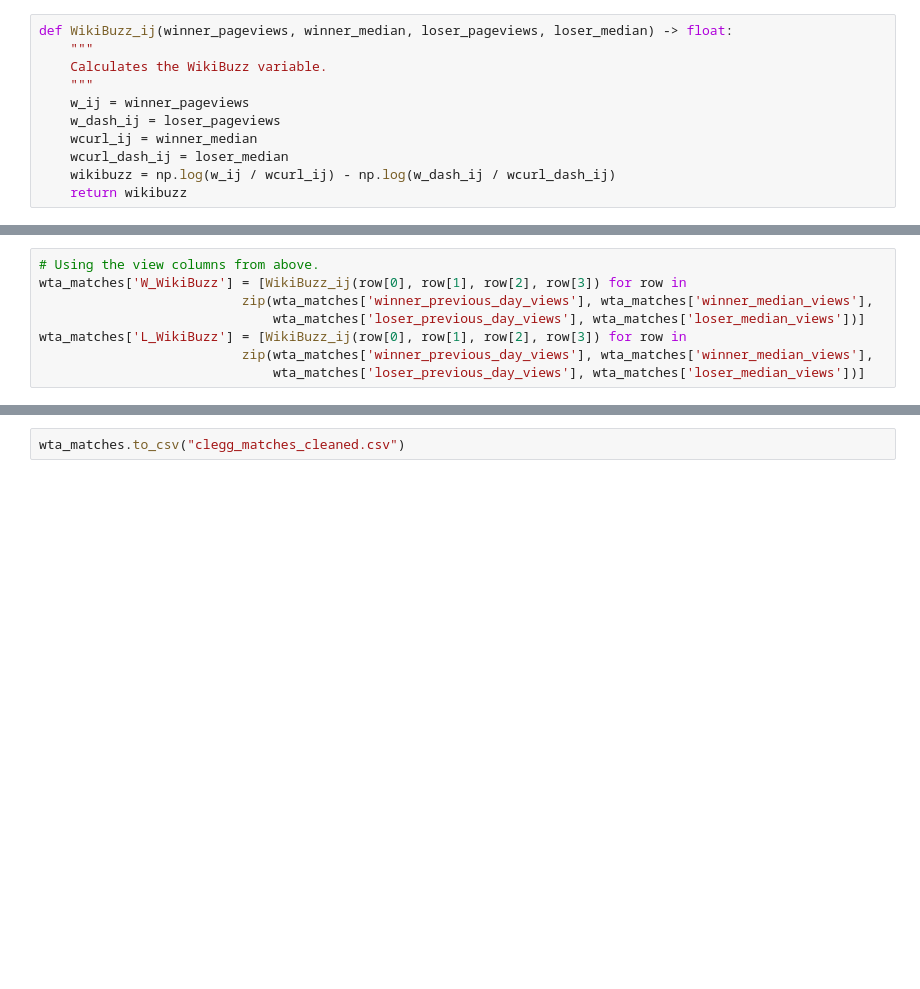
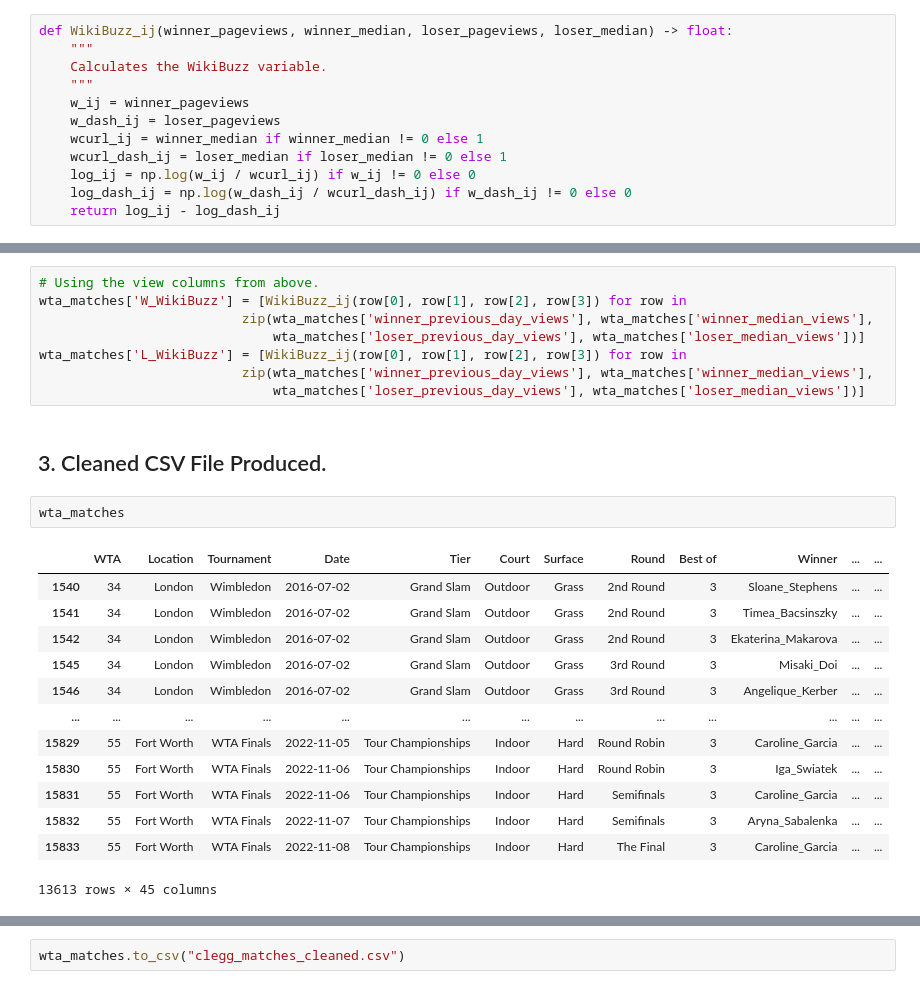
Before and after one commit to Faxulous/notFeelingTheBuzz, a Jupyter notebook: DataProcessing/dataprocess_clegg.ipynb, the cells around one changed output, grey strips where cells are left out. Saved outputs shown, nothing was run; the diff lists cells and outputs as text; blank space fills up the shorter version.

```diff
--- a/DataProcessing/dataprocess_clegg.ipynb
+++ b/DataProcessing/dataprocess_clegg.ipynb
@@ -395,10 +400,11 @@ def WikiBuzz_ij(winner_pageviews, winner_median, loser_pageviews, loser_median)
     """
     w_ij = winner_pageviews
     w_dash_ij = loser_pageviews
-    wcurl_ij = winner_median
-    wcurl_dash_ij = loser_median
-    wikibuzz = np.log(w_ij / wcurl_ij) - np.log(w_dash_ij / wcurl_dash_ij)
-    return wikibuzz
+    wcurl_ij = winner_median if winner_median != 0 else 1
+    wcurl_dash_ij = loser_median if loser_median != 0 else 1
+    log_ij = np.log(w_ij / wcurl_ij) if w_ij != 0 else 0
+    log_dash_ij = np.log(w_dash_ij / wcurl_dash_ij) if w_dash_ij != 0 else 0
+    return log_ij - log_dash_ij
 # %%
 wta_matches['winner_previous_day_views'] = wta_matches['winner_previous_day_views'].astype(str).astype(float)
 wta_matches['winner_median_views'] = wta_matches['winner_median_views'].astype(str).astype(float)
@@ -412,3 +418,21 @@ wta_matches['W_WikiBuzz'] = [WikiBuzz_ij(row[0], row[1], row[2], row[3]) for row
 wta_matches['L_WikiBuzz'] = [WikiBuzz_ij(row[0], row[1], row[2], row[3]) for row in
                           zip(wta_matches['winner_previous_day_views'], wta_matches['winner_median_views'],
                               wta_matches['loser_previous_day_views'], wta_matches['loser_median_views'])]
+# %% [markdown]
+## 3. Cleaned CSV File Produced.
+# %%
+wta_matches
+# %% [output]
+|  | WTA | Location | Tournament | Date | Tier | Court | Surface | Round | Best of | Winner | ... | ... |
+| 1540 | 34 | London | Wimbledon | 2016-07-02 | Grand Slam | Outdoor | Grass | 2nd Round | 3 | Sloane_Stephens | ... | ... |
+| 1541 | 34 | London | Wimbledon | 2016-07-02 | Grand Slam | Outdoor | Grass | 2nd Round | 3 | Timea_Bacsinszky | ... | ... |
+| 1542 | 34 | London | Wimbledon | 2016-07-02 | Grand Slam | Outdoor | Grass | 2nd Round | 3 | Ekaterina_Makarova | ... | ... |
+| 1545 | 34 | London | Wimbledon | 2016-07-02 | Grand Slam | Outdoor | Grass | 3rd Round | 3 | Misaki_Doi | ... | ... |
+| 1546 | 34 | London | Wimbledon | 2016-07-02 | Grand Slam | Outdoor | Grass | 3rd Round | 3 | Angelique_Kerber | ... | ... |
+| ... | ... | ... | ... | ... | ... | ... | ... | ... | ... | ... | ... | ... |
+| 15829 | 55 | Fort Worth | WTA Finals | 2022-11-05 | Tour Championships | Indoor | Hard | Round Robin | 3 | Caroline_Garcia | ... | ... |
+| 15830 | 55 | Fort Worth | WTA Finals | 2022-11-06 | Tour Championships | Indoor | Hard | Round Robin | 3 | Iga_Swiatek | ... | ... |
+| 15831 | 55 | Fort Worth | WTA Finals | 2022-11-06 | Tour Championships | Indoor | Hard | Semifinals | 3 | Caroline_Garcia | ... | ... |
+| 15832 | 55 | Fort Worth | WTA Finals | 2022-11-07 | Tour Championships | Indoor | Hard | Semifinals | 3 | Aryna_Sabalenka | ... | ... |
+| 15833 | 55 | Fort Worth | WTA Finals | 2022-11-08 | Tour Championships | Indoor | Hard | The Final | 3 | Caroline_Garcia | ... | ... |
+13613 rows × 45 columns
```
Also changed, not shown: parts of 14 cells of this notebook, 1 other file.
